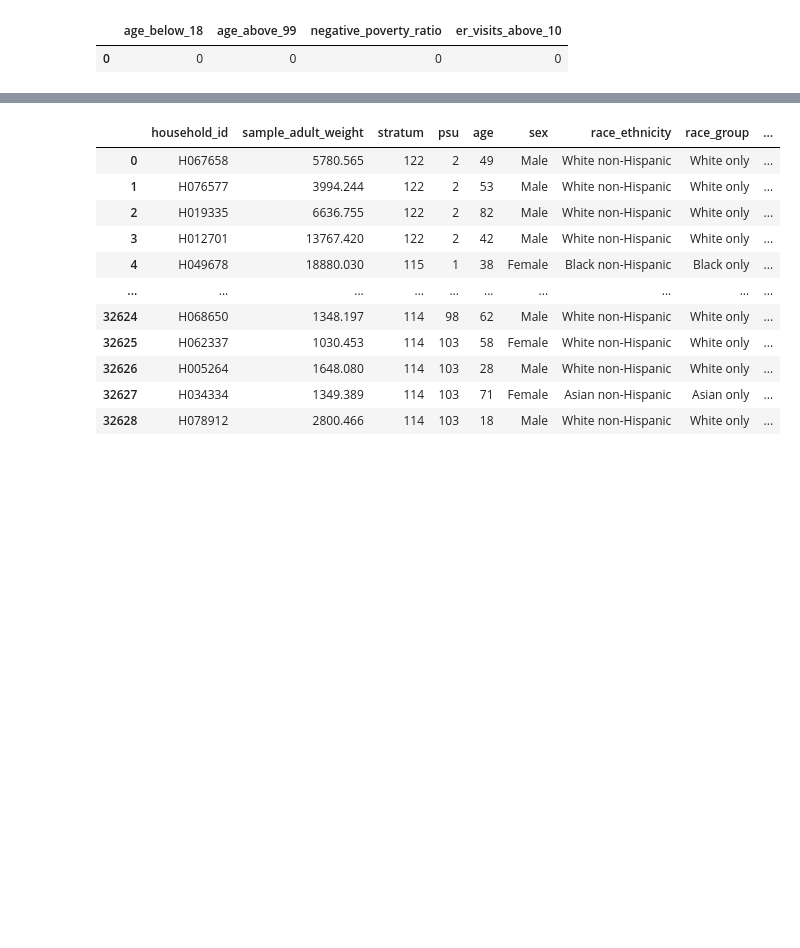
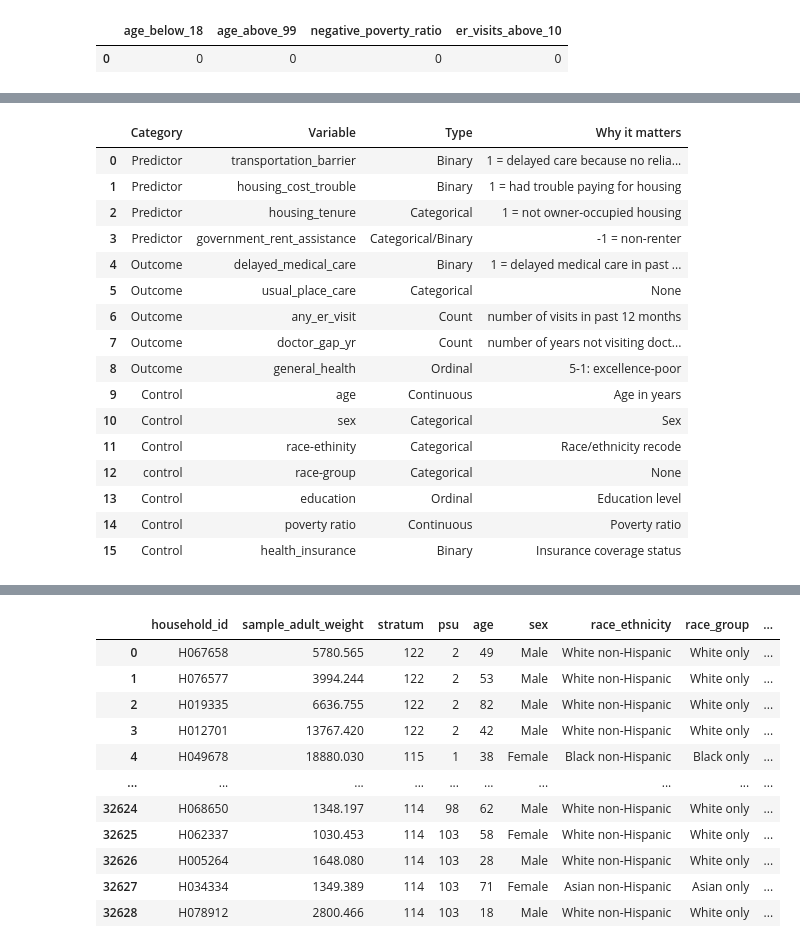
Before and after one commit to COGS108/Group-SP26-079, a Jupyter notebook: 01-DataCheckpoint.ipynb, the cells around one changed output, grey strips where cells are left out. Cells and saved outputs as stored; diff of their text form; code cells hidden in the pictures; blank space fills up the shorter version.

```diff
--- a/01-DataCheckpoint.ipynb
+++ b/01-DataCheckpoint.ipynb
@@ -387,3 +391,42 @@ Cleaned shape: (28917, 20)
+# %%
+variables_summary = pd.DataFrame([
+    ['Predictor', 'transportation_barrier', 'Binary', '1 = delayed care because no reliable transportation'],
+    ['Predictor', 'housing_cost_trouble', 'Binary', '1 = had trouble paying for housing'],
+    ['Predictor', 'housing_tenure', 'Categorical', '1 = not owner-occupied housing'],
+    ['Predictor', 'government_rent_assistance', 'Categorical/Binary', '-1 = non-renter'],
+    ['Outcome', 'delayed_medical_care', 'Binary', '1 = delayed medical care in past 12 months'],
+    ['Outcome', 'usual_place_care', 'Categorical'],
+    ['Outcome', 'any_er_visit', 'Count', 'number of visits in past 12 months'],
+    ['Outcome', 'doctor_gap_yr', 'Count', 'number of years not visiting doctor; 0=never visiting a doctor'],
+    ['Outcome', 'general_health', 'Ordinal', '5-1: excellence-poor'],
+    ['Control', 'age', 'Continuous', 'Age in years'],
+    ['Control', 'sex', 'Categorical', 'Sex'],
+    ['Control', 'race-ethinity', 'Categorical', 'Race/ethnicity recode'],
+    ['control', 'race-group', 'Categorical'],
+    ['Control', 'education', 'Ordinal', 'Education level'],
+    ['Control', 'poverty ratio', 'Continuous', 'Poverty ratio'],
+    ['Control', 'health_insurance', 'Binary', 'Insurance coverage status']
+], columns=['Category', 'Variable', 'Type', 'Why it matters'])
+
+variables_summary
+# %% [output]
+|  | Category | Variable | Type | Why it matters |
+| 0 | Predictor | transportation_barrier | Binary | 1 = delayed care because no relia... |
+| 1 | Predictor | housing_cost_trouble | Binary | 1 = had trouble paying for housing |
+| 2 | Predictor | housing_tenure | Categorical | 1 = not owner-occupied housing |
+| 3 | Predictor | government_rent_assistance | Categorical/Binary | -1 = non-renter |
+| 4 | Outcome | delayed_medical_care | Binary | 1 = delayed medical care in past ... |
+| 5 | Outcome | usual_place_care | Categorical | None |
+| 6 | Outcome | any_er_visit | Count | number of visits in past 12 months |
+| 7 | Outcome | doctor_gap_yr | Count | number of years not visiting doct... |
+| 8 | Outcome | general_health | Ordinal | 5-1: excellence-poor |
+| 9 | Control | age | Continuous | Age in years |
+| 10 | Control | sex | Categorical | Sex |
+| 11 | Control | race-ethinity | Categorical | Race/ethnicity recode |
+| 12 | control | race-group | Categorical | None |
+| 13 | Control | education | Ordinal | Education level |
+| 14 | Control | poverty ratio | Continuous | Poverty ratio |
+| 15 | Control | health_insurance | Binary | Insurance coverage status |
 # %%
 print(clean_nhis.housing_tenure.value_counts()/len(clean_nhis.housing_tenure))
 print(clean_nhis.any_er_visit.value_counts()/len(clean_nhis.any_er_visit))
```
Also changed, not shown: parts of 7 cells of this notebook.
